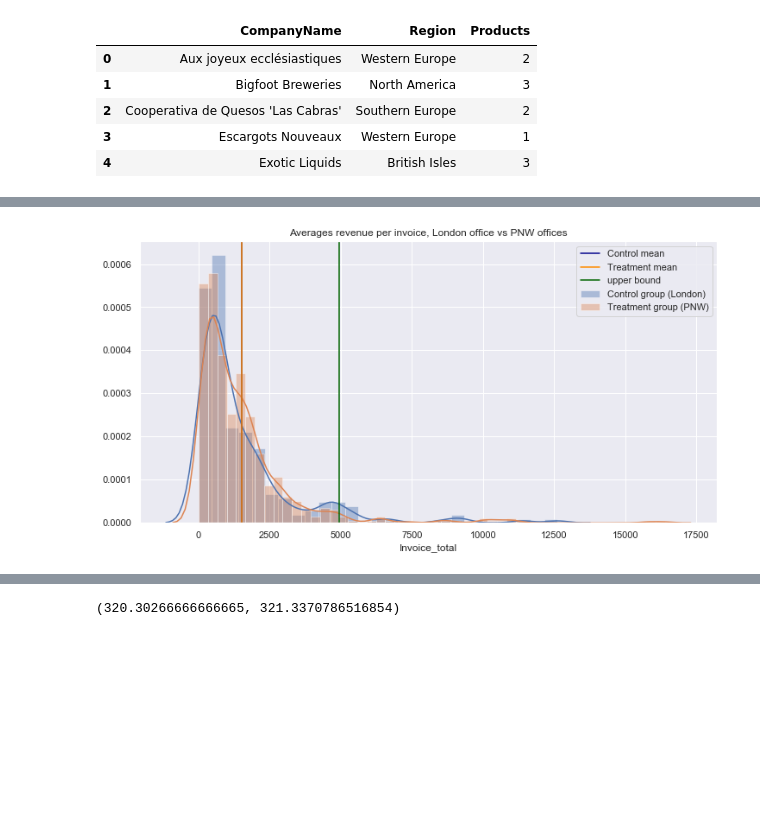
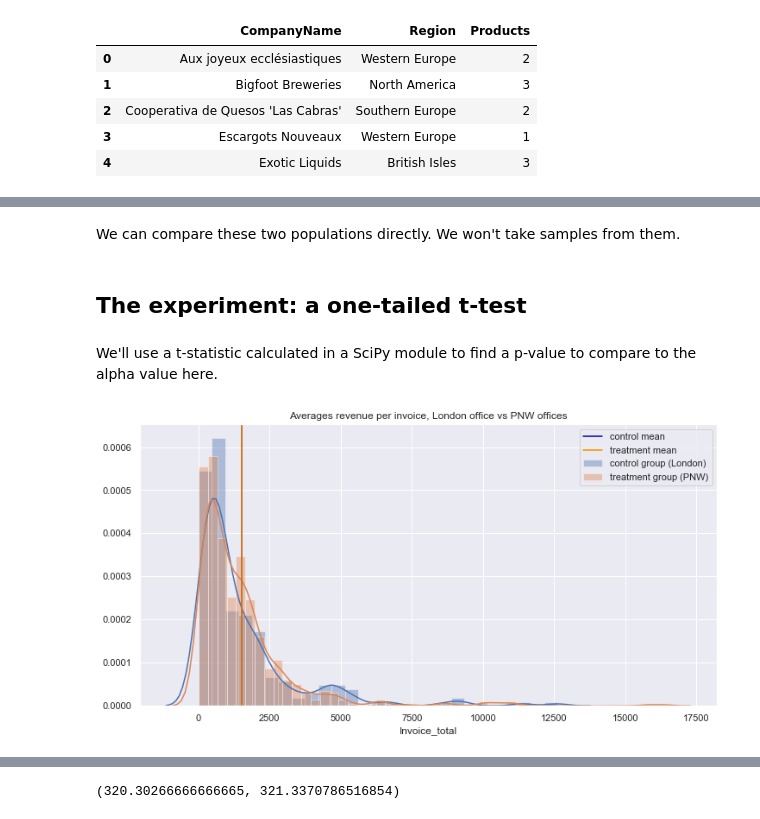
Before and after one commit to ssrosa/dsc-2-final-project-online-ds-pt-100118, a Jupyter notebook: student.ipynb, the cells around one changed output, grey strips where cells are left out. Drawn from its saved outputs; the diff is of its cells as text; code cells hidden in the pictures; blank space fills up the shorter version.

```diff
--- a/student.ipynb
+++ b/student.ipynb
@@ -1186,7 +1226,7 @@ london_invoices = pd.read_sql_query('''SELECT od.OrderId,
                     ''', engine)
 
 #Get invoice totals for employees in the PNW offices
-pnw_invoices = pd.read_sql_query('''SELECT od.OrderId, e.City,
+pnw_invoices = pd.read_sql_query('''SELECT od.OrderId,
                             SUM((od.UnitPrice * (1 - od.Discount)) * od.Quantity) Invoice_total
                             FROM OrderDetail od
                             JOIN [Order] o ON od.OrderId = o.Id
@@ -1235,3 +1298,7 @@ INFO:sqlalchemy.engine.base.Engine:()
+# %% [markdown]
+We can compare these two populations directly. We won't take samples from them.
+# %% [markdown]
+## The experiment: a one-tailed t-test
 # %%
 #A control group from the London invoices
 #A treatment group from the PNW invoices
@@ -1243,19 +1310,19 @@ alpha = 0.5
+# %% [markdown]
+We'll use a t-statistic calculated in a SciPy module to find a p-value to compare to the alpha value here.
 # %%
 #Plot both distributions
-upper_bound = np.percentile(control2, 95)
 
 sns.set(color_codes = True)
 sns.set(rc={'figure.figsize':(12,6)})
 sns.distplot(control2, label = "control group (London)")
 sns.distplot(treatment2, label = "treatment group (PNW)")
 plt.axvline(control2.mean(), color = 'darkblue', label = 'control mean')
 plt.axvline(treatment2.mean(), color = 'darkorange', label = 'treatment mean')
-plt.axvline(upper_bound, color = 'darkgreen', label = 'upper bound')
 plt.title('Averages revenue per invoice, London office vs PNW offices')
 plt.legend()
 plt.show()
 # %% [output]
-[figure, old version]
+[figure, new version]
 # %%
 print('London office invoice mean:', control2.mean())
 print('Number of London offices invoices:', len(control2))
```
Also changed, not shown: parts of 103 cells of this notebook, 3 other files.
